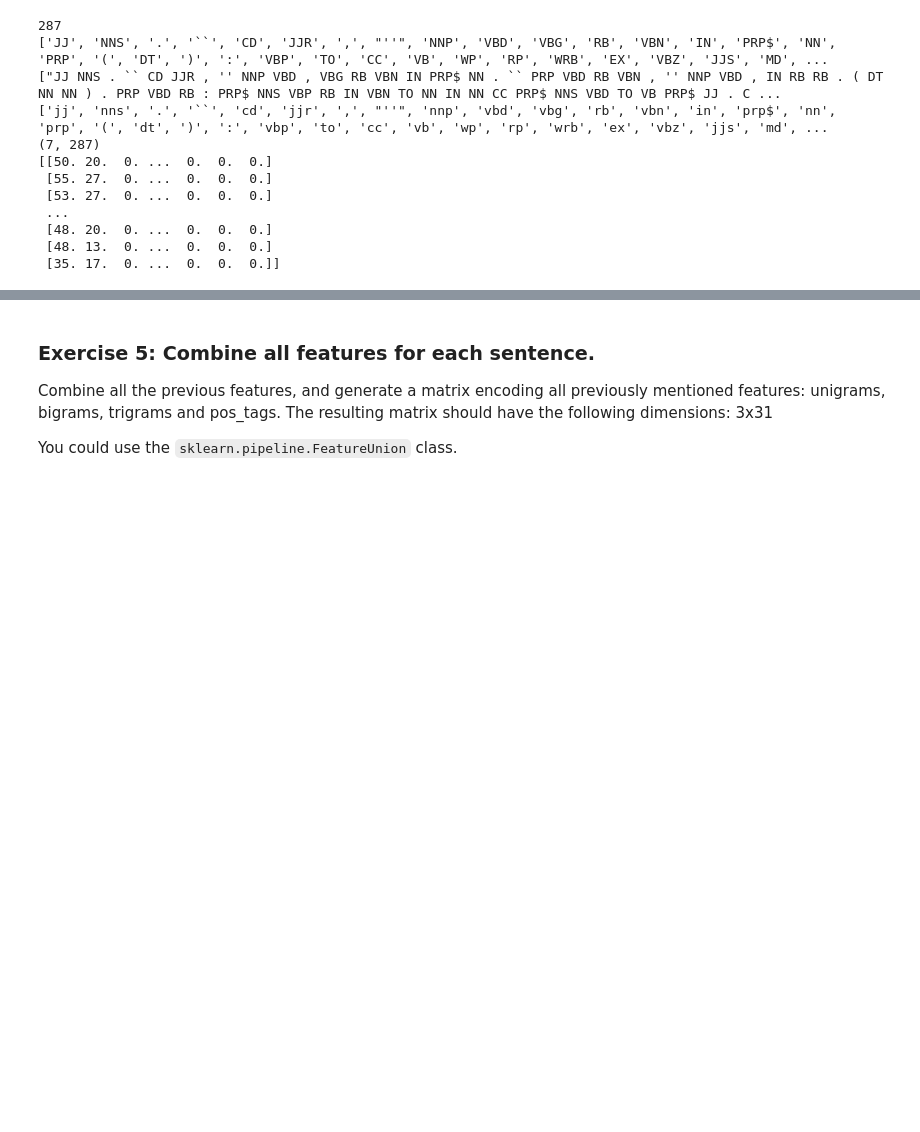
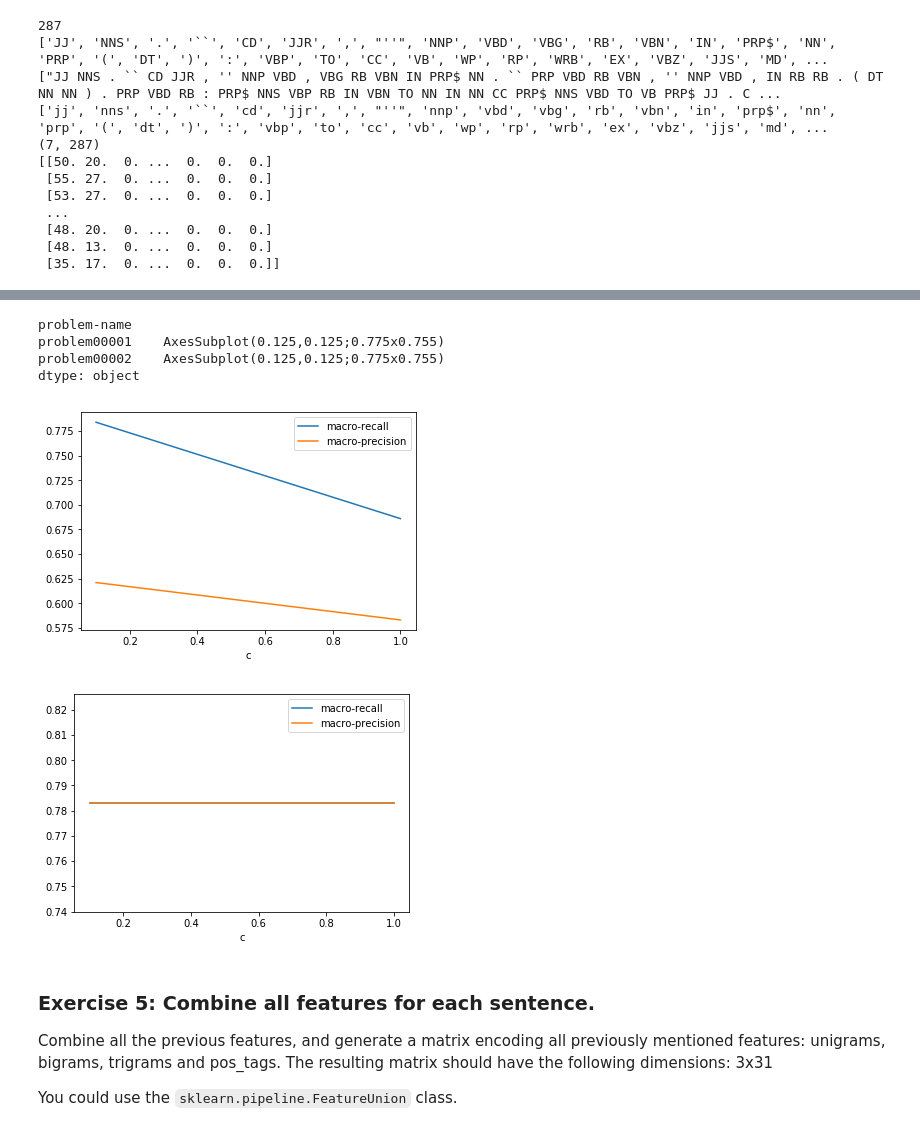
Before and after one commit to sallyi/lang-proc-exam, a Jupyter notebook: feature_extraction.ipynb, the cells around one changed output, grey strips where cells are left out. Drawn from its saved outputs; the diff is of its cells as text; code cells hidden in the pictures; blank space fills up the shorter version.

Commit message:
add preliminary plotting stuff

```diff
--- a/feature_extraction.ipynb
+++ b/feature_extraction.ipynb
@@ -637,0 +652,3 @@ Overall score: 0.658
+# %%
+df = pd.read_csv('metrics.csv')
+df
@@ -637,0 +663,3 @@ Overall score: 0.658
+# %%
+df.set_index('c', inplace=True)
+df
@@ -638,3 +675,12 @@ Overall score: 0.658
+# %%
+df[df['feature_selection'] == True].groupby(['problem-name'])['macro-recall', 'macro-precision'].plot(legend=True)
+# %% [output]
+problem-name
+problem00001    AxesSubplot(0.125,0.125;0.775x0.755)
+problem00002    AxesSubplot(0.125,0.125;0.775x0.755)
+dtype: object
+[figure, added]
+[figure, added]
 # %%
 import csv
 
```
Also changed, not shown: parts of 5 cells of this notebook.
